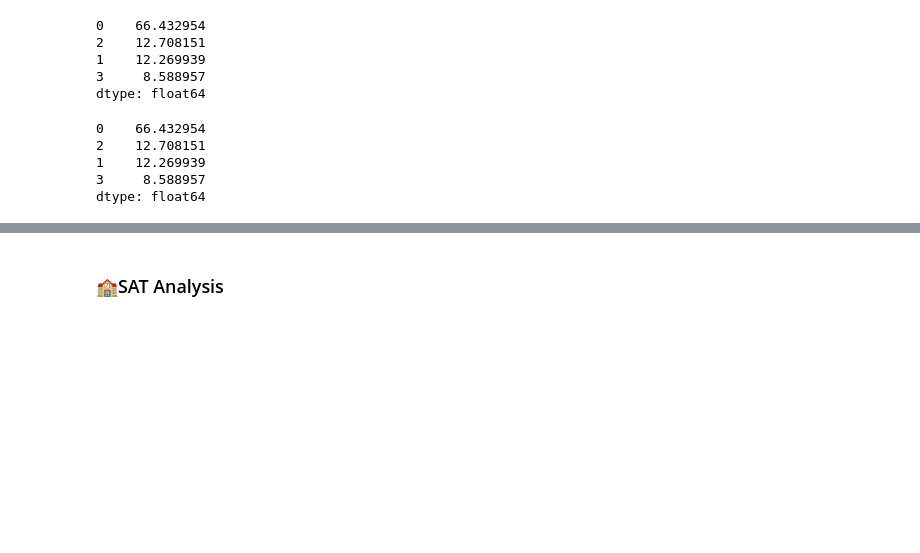
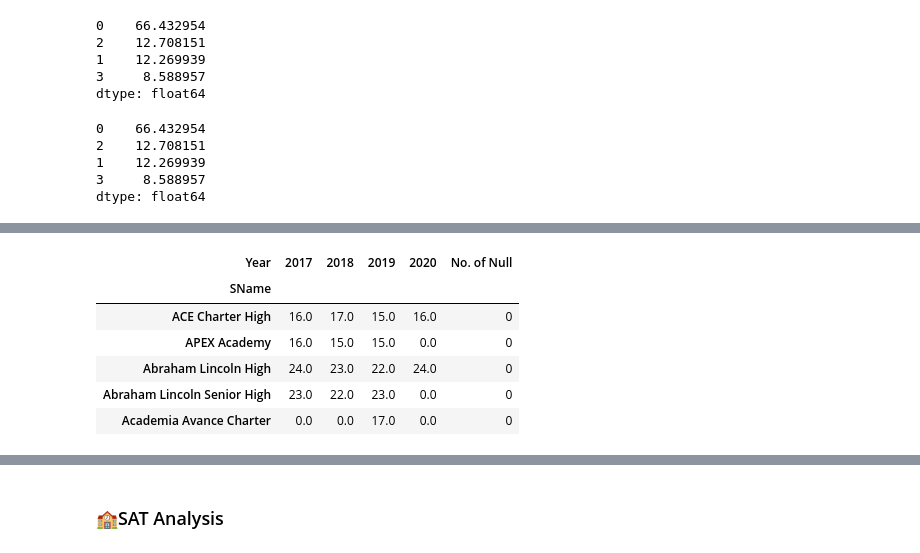
Before and after one commit to WarintornNawong/DSI_Project1, a Jupyter notebook: project1_test.ipynb, the cells around one changed output, grey strips where cells are left out. Saved outputs shown, nothing was run; the diff lists cells and outputs as text; code cells hidden in the pictures; blank space fills up the shorter version.

```diff
--- a/project1_test.ipynb
+++ b/project1_test.ipynb
@@ -506,0 +531,12 @@ act_sci_trend = act_df.pivot_table(values='AvgScrSci',columns='Year',index='SNam
+# %%
+act_math_trend['No. of Null'] = act_math_trend.isnull().sum(axis=1)
+act_math_trend = act_math_trend.fillna(0)
+act_math_trend.head()
+# %% [output]
+| Year | 2017 | 2018 | 2019 | 2020 | No. of Null |
+| SName |  |  |  |  |  |
+| ACE Charter High | 16.0 | 17.0 | 15.0 | 16.0 | 0 |
+| APEX Academy | 16.0 | 15.0 | 15.0 | 0.0 | 0 |
+| Abraham Lincoln High | 24.0 | 23.0 | 22.0 | 24.0 | 0 |
+| Abraham Lincoln Senior High | 23.0 | 22.0 | 23.0 | 0.0 | 0 |
+| Academia Avance Charter | 0.0 | 0.0 | 17.0 | 0.0 | 0 |
```
Also changed, not shown: parts of 19 cells of this notebook.
